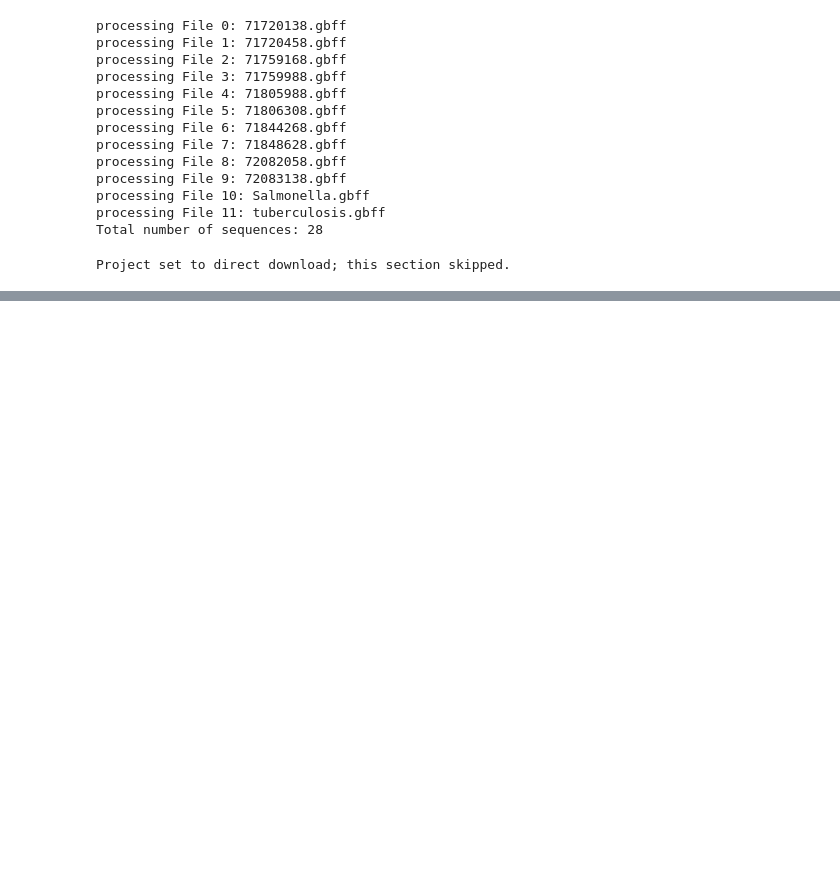
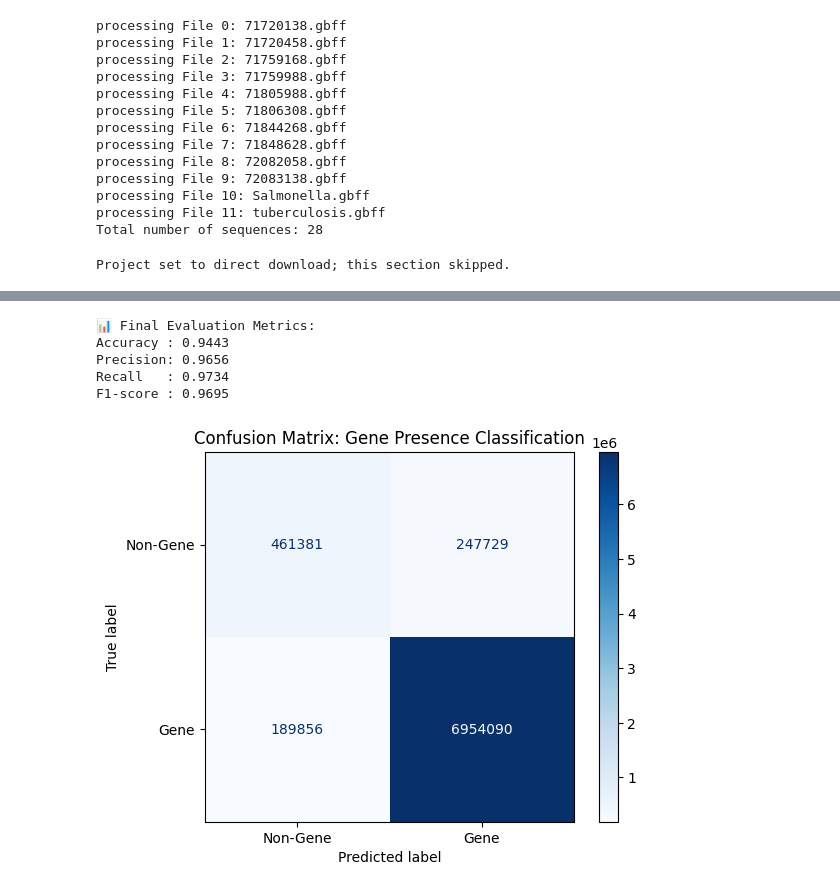
Before and after one commit to JustinMorera/Bacterial-Gene-Identification-ML-Model, a Jupyter notebook: Python/project.ipynb, the cells around one changed output, grey strips where cells are left out. Saved outputs shown, nothing was run; the diff lists cells and outputs as text; code cells hidden in the pictures; blank space fills up the shorter version.

Commit message:
Fine-tune DNABERT for Gene Detection - Good at predicting genes, not so good at predicting underrepresented non-genes; still need to complete fine-tuning for gene classification Update .gitignore

```diff
--- a/Python/project.ipynb
+++ b/Python/project.ipynb
@@ -42,6 +44,8 @@ maxResults = 10
 directDownload = True
 # Directory to store downloaded GBFF files
 outDirectory = "../data/downloads"
+# True if testing basic DNABERT on data (it sucks)
+testbasic = False
 # %%
 # # Create a query and download maxResults GBFF files from NCBI's Assembly database using Entrez API
 
@@ -515,5 +1142,7 @@ Truncated sequence 27
 # %%
-# # Rough idea of gene type distribution for each genome
+# # Subset sequences further based on lowest prevalence of CDS genes for best distributions of the dataset
+numSequences = 10
+sortedData = []
 
 allTypes = validGeneTypes + validOtherTypes
 allTotal = 0
@@ -522,11 +1151,23 @@ for s, sequence in enumerate(dataSubset):
     for i, gene in enumerate(sequence["Genes"]):
         geneCounter[gene["GeneType"]] += 1
     total = sum(geneCounter.values())
+    sortedData.append((s, (geneCounter["CDS"] / total) * 100 if total > 0 else 0))
     print(f"Sequence {s + 1}:")
     for geneType in allTypes:
-        print(f"  {geneType}: {geneCounter[geneType]}")
+        print(f"  {geneType}: {(geneCounter[geneType] / total) * 100 if total > 0 else 0}")
     print(f"Total genes: {total}\n")
     allTotal += total
 print(f"Final Total genes: {allTotal}\n")
+
+if numSequences <= len(dataSubset): # Sorts sequences by CDS prevalence and only filters out all but least CDS-dominant
+    sortedData = sorted(sortedData, key=lambda item: item[1])
+    print(sortedData)
+    keptIndices = []
+    for i in range(numSequences):
+        keptIndices.append(sortedData[i][0])
+    print(keptIndices)
+
+    dataSubset = [dataSubset[i] for i in keptIndices]
+print(len(dataSubset))
 # %% [output]
 Sequence 1:
@@ -855,0 +1511,33 @@ ConfusionMatrixDisplay(confusion_matrix=confusionMatrix).plot()
+# %%
+# # Evaluation for gene detection
+# Step 1: Run predictions on eval dataset
+predsPresence = trainerPresence.predict(evalDatasetPresence)
+
+# Step 2: Extract raw logits and labels
+logits = predsPresence.predictions  # shape: (batch_size, sequence_length, num_labels)
+trueLabels = predsPresence.label_ids  # shape: (batch_size, sequence_length)
+
+# Step 3: Convert logits to predicted classes
+predictions = np.argmax(logits, axis=-1)  # shape: (batch_size, sequence_length)
+
+# Step 4: Flatten everything to 1D (optional masking if needed)
+flatPreds = predictions.flatten()
+flatLabels = trueLabels.flatten()
+
+# Step 5: Compute metrics
+acc = accuracy_score(flatLabels, flatPreds)
+precision, recall, f1, _ = precision_recall_fscore_support(flatLabels, flatPreds, average='binary')
+
+print("📊 Final Evaluation Metrics:")
+print(f"Accuracy : {acc:.4f}")
+print(f"Precision: {precision:.4f}")
+print(f"Recall   : {recall:.4f}")
+print(f"F1-score : {f1:.4f}")
+
+# Step 6: Plot confusion matrix
+cm = confusion_matrix(flatLabels, flatPreds)
+disp = ConfusionMatrixDisplay(confusion_matrix=cm, display_labels=["Non-Gene", "Gene"])
+disp.plot(cmap="Blues", values_format='d')
+plt.title("Confusion Matrix: Gene Presence Classification")
+plt.show()
+# %% [output]
@@ -855,0 +1545,6 @@ ConfusionMatrixDisplay(confusion_matrix=confusionMatrix).plot()
+📊 Final Evaluation Metrics:
+Accuracy : 0.9443
+Precision: 0.9656
+Recall   : 0.9734
+F1-score : 0.9695
+[figure, added]
```
Also changed, not shown: parts of 26 cells of this notebook, 1 other file.
